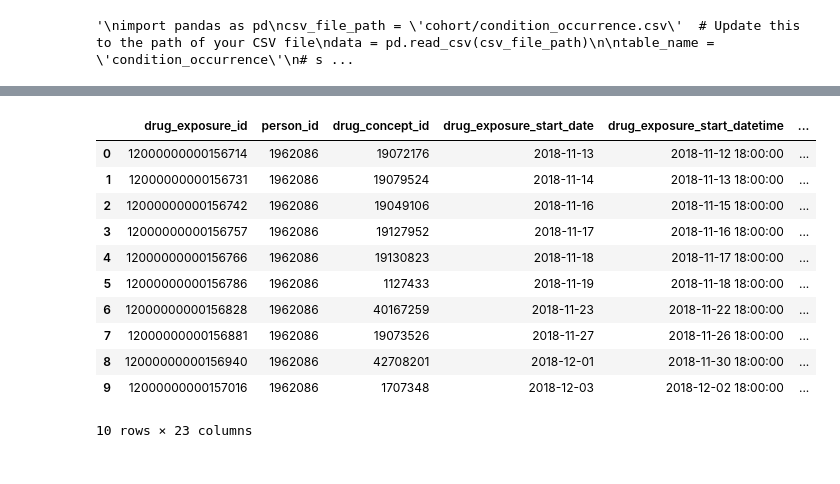
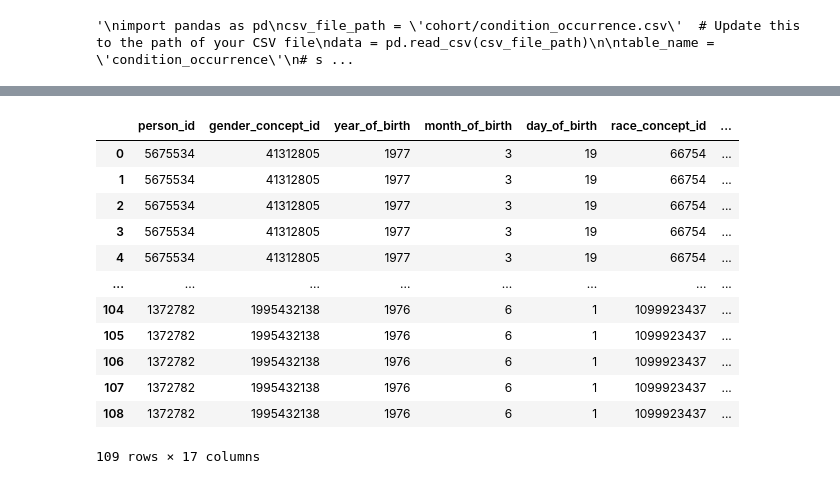
Before and after one commit to kawseribn/COMP5400_Project, a Jupyter notebook: test.ipynb, the cells around one changed output, grey strips where cells are left out. Cells and saved outputs as stored; diff of their text form; code cells hidden in the pictures.

```diff
--- a/test.ipynb
+++ b/test.ipynb
@@ -546,5 +1016,5 @@ Data retrieved from the database:
 # %%
-table_name = 'drug_exposure'
+table_name = 'con_drug'
 query = text(f"SELECT * FROM {table_name}")
 result = pd.read_sql(query, con=engine)
 print("Data retrieved from the database:")
@@ -557,14 +1027,15 @@ result
 Data retrieved from the database:
-|  | drug_exposure_id | person_id | drug_concept_id | drug_exposure_start_date | drug_exposure_start_datetime | ... |
-| 0 | 12000000000156714 | 1962086 | 19072176 | 2018-11-13 | 2018-11-12 18:00:00 | ... |
-| 1 | 12000000000156731 | 1962086 | 19079524 | 2018-11-14 | 2018-11-13 18:00:00 | ... |
-| 2 | 12000000000156742 | 1962086 | 19049106 | 2018-11-16 | 2018-11-15 18:00:00 | ... |
-| 3 | 12000000000156757 | 1962086 | 19127952 | 2018-11-17 | 2018-11-16 18:00:00 | ... |
-| 4 | 12000000000156766 | 1962086 | 19130823 | 2018-11-18 | 2018-11-17 18:00:00 | ... |
-| 5 | 12000000000156786 | 1962086 | 1127433 | 2018-11-19 | 2018-11-18 18:00:00 | ... |
-| 6 | 12000000000156828 | 1962086 | 40167259 | 2018-11-23 | 2018-11-22 18:00:00 | ... |
-| 7 | 12000000000156881 | 1962086 | 19073526 | 2018-11-27 | 2018-11-26 18:00:00 | ... |
-| 8 | 12000000000156940 | 1962086 | 42708201 | 2018-12-01 | 2018-11-30 18:00:00 | ... |
-| 9 | 12000000000157016 | 1962086 | 1707348 | 2018-12-03 | 2018-12-02 18:00:00 | ... |
+|  | person_id | gender_concept_id | year_of_birth | month_of_birth | day_of_birth | race_concept_id | ... |
+| 0 | 5675534 | 41312805 | 1977 | 3 | 19 | 66754 | ... |
+| 1 | 5675534 | 41312805 | 1977 | 3 | 19 | 66754 | ... |
+| 2 | 5675534 | 41312805 | 1977 | 3 | 19 | 66754 | ... |
+| 3 | 5675534 | 41312805 | 1977 | 3 | 19 | 66754 | ... |
+| 4 | 5675534 | 41312805 | 1977 | 3 | 19 | 66754 | ... |
+| ... | ... | ... | ... | ... | ... | ... | ... |
+| 104 | 1372782 | 1995432138 | 1976 | 6 | 1 | 1099923437 | ... |
+| 105 | 1372782 | 1995432138 | 1976 | 6 | 1 | 1099923437 | ... |
+| 106 | 1372782 | 1995432138 | 1976 | 6 | 1 | 1099923437 | ... |
+| 107 | 1372782 | 1995432138 | 1976 | 6 | 1 | 1099923437 | ... |
+| 108 | 1372782 | 1995432138 | 1976 | 6 | 1 | 1099923437 | ... |
-10 rows × 23 columns
+109 rows × 17 columns
 # %%
```
Also changed, not shown: parts of 42 cells of this notebook, 9 other files.
